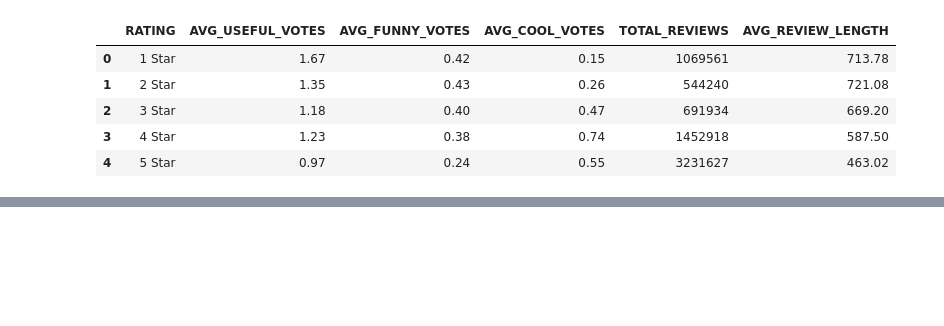
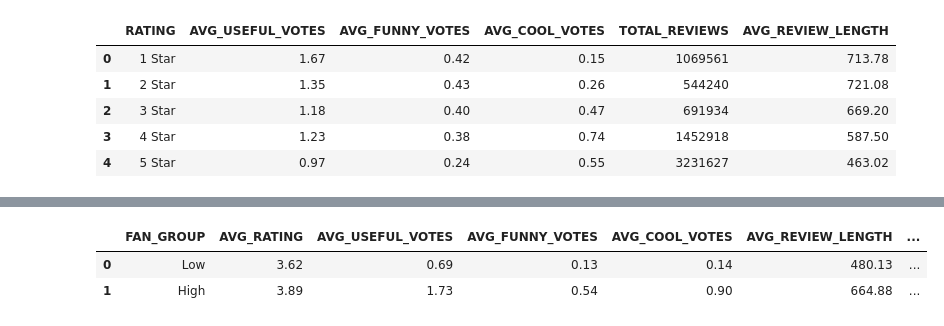
Before and after one commit to KeeganDavis/data-projects, a Jupyter notebook: yelp-reviews/notebooks/sql_queries.ipynb, the cells around one changed output, grey strips where cells are left out. Saved outputs shown, nothing was run; the diff lists cells and outputs as text; code cells hidden in the pictures; blank space fills up the shorter version.

Commit message:
compared engagement and ratings on reviews by users w/ fans higher and lower than the median number of fans

```diff
--- a/yelp-reviews/notebooks/sql_queries.ipynb
+++ b/yelp-reviews/notebooks/sql_queries.ipynb
@@ -1398,3 +1398,41 @@ display(df)
 | 22 | en9InA1FGqAbbM2-KpqgBA | 24 | 28 | 12.94 | 4.06 | 2.94 | 1.17 | ... |
 | 23 | 9WvMB1HUVkj4DZrey0jE7A | 14 | 10 | 10.85 | 4.60 | 0.42 | 0.10 | ... |
 | 24 | ZOmHHLEYTXxxs3nWJhKoaA | 29 | 18 | 15.43 | 3.72 | 2.68 | 1.46 | ... |
+# %%
+# Comparing impact of number of fans on review engagement and star rating
+df = cur.execute('''
+                WITH fan_grouping AS (
+                SELECT
+                    yu.user_id,
+                    fans,
+                    yr.stars,
+                    yr.useful_votes,
+                    yr.funny_votes,
+                    yr.cool_votes,
+                    yr.user_review,
+                    yr.review_id,
+                    CASE
+                        WHEN fans > (SELECT MEDIAN(fans) FROM yelp_users) THEN 'High'
+                        ELSE 'Low'
+                    END AS fan_group
+                FROM yelp_users yu
+                JOIN yelp_reviews yr
+                    ON yu.user_id = yr.user_id
+                )
+                SELECT
+                    fan_group,
+                    ROUND(AVG(stars), 2) AS avg_rating,
+                    ROUND(AVG(useful_votes), 2) AS avg_useful_votes,
+                    ROUND(AVG(funny_votes), 2) AS avg_funny_votes,
+                    ROUND(AVG(cool_votes), 2) AS avg_cool_votes,
+                    ROUND(AVG(LENGTH(user_review)), 2) AS avg_review_length,
+                    COUNT(*) AS total_reviews
+                FROM fan_grouping
+                GROUP BY fan_group
+                 ''').fetch_pandas_all()
+
+display(df)
+# %% [output]
+|  | FAN_GROUP | AVG_RATING | AVG_USEFUL_VOTES | AVG_FUNNY_VOTES | AVG_COOL_VOTES | AVG_REVIEW_LENGTH | ... |
+| 0 | Low | 3.62 | 0.69 | 0.13 | 0.14 | 480.13 | ... |
+| 1 | High | 3.89 | 1.73 | 0.54 | 0.90 | 664.88 | ... |
```
Also changed, not shown: parts of 1 cell of this notebook.
